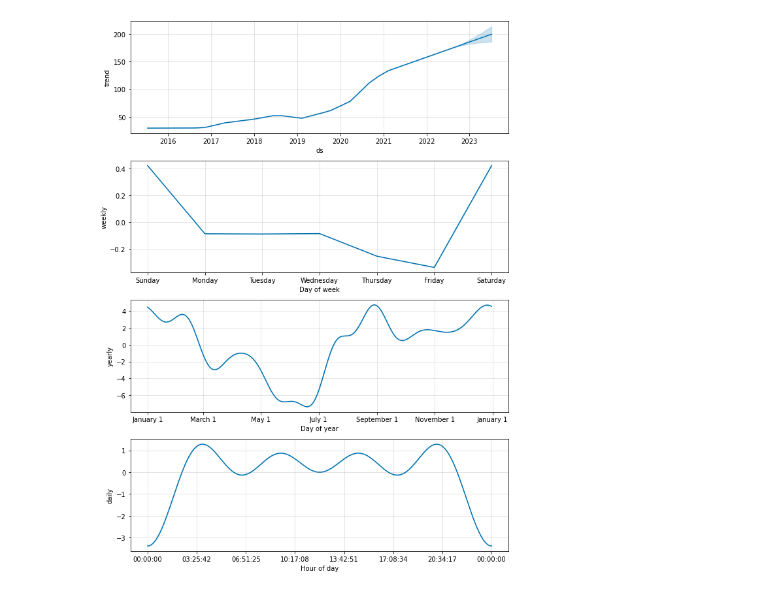
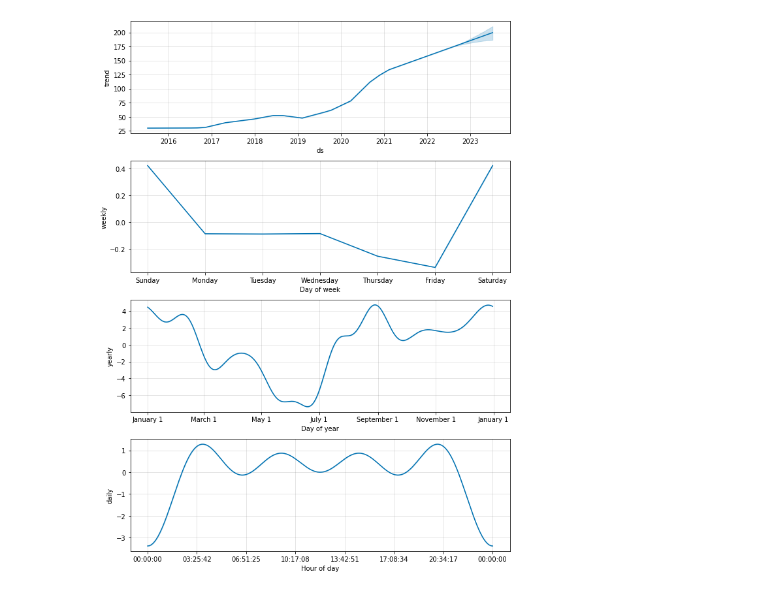
Before and after one commit to zeta1178/FinTech-Project2, a Jupyter notebook: Prophet-Forecasting.ipynb, the cells around one changed output. Saved outputs shown, nothing was run; the diff lists cells and outputs as text; code cells hidden in the pictures.

Commit message:
update plots

```diff
--- a/Prophet-Forecasting.ipynb
+++ b/Prophet-Forecasting.ipynb
@@ -71,16 +77,20 @@ m.fit(data) # fit the model using all data
 future = m.make_future_dataframe(periods=365) #we need to specify the number of days in future
 prediction = m.predict(future)
 m.plot(prediction)
+plt.rcParams["figure.figsize"] = (10,8)
 plt.title("Prediction of the Apple Stock Price using the Prophet")
 plt.xlabel("Date")
 plt.ylabel("Close Stock Price")
+plt.tight_layout()
 plt.savefig('plots/Stock-Prophet-Plot.jpg',bbox_inches='tight')
 plt.show()
 # %% [output]
 [figure]
 # %%
 m.plot_components(prediction)
-plt.savefig('plots/Stock-Prophet-Seasonal-Plot.jpg',bbox_inches='tight')
+plt.rcParams["figure.figsize"] = (10,8)
+plt.tight_layout()
+plt.savefig('plots/Stock-Prophet-Seasonal-Plot.jpg')
 plt.show()
 # %% [output]
-[figure, old version]
+[figure, new version]
```
Also changed, not shown: parts of 6 cells of this notebook, 2 other files.
